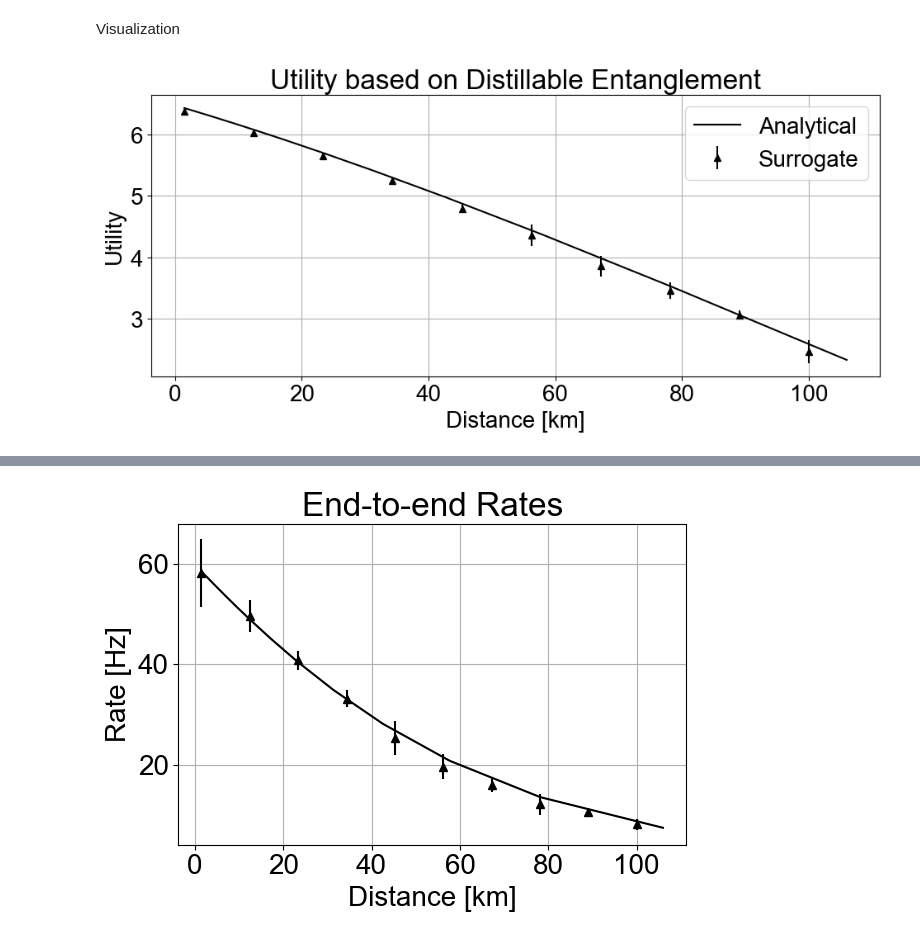
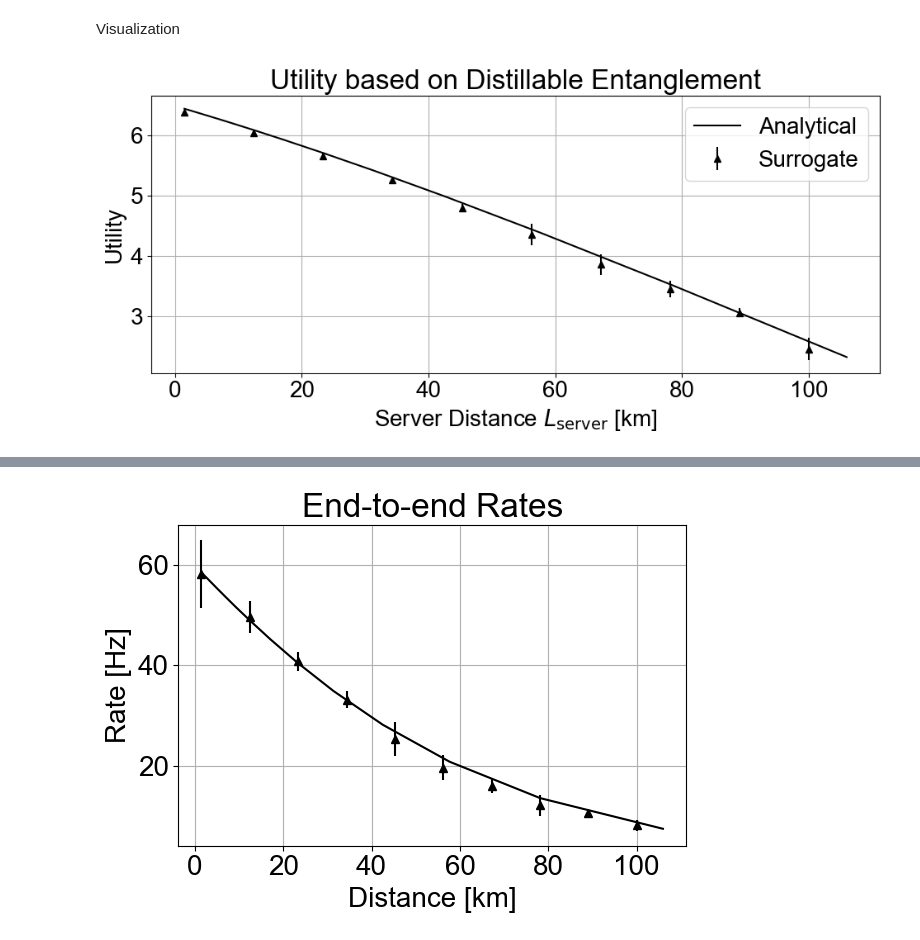
Before and after one commit to Luisenden/qnetsur, a Jupyter notebook: usecase_qswitch/Notebooks/results_vardoyan_netsquid_comparison.ipynb, the cells around one changed output, grey strips where cells are left out. Drawn from its saved outputs; the diff is of its cells as text; code cells hidden in the pictures.

```diff
--- a/usecase_qswitch/Notebooks/results_vardoyan_netsquid_comparison.ipynb
+++ b/usecase_qswitch/Notebooks/results_vardoyan_netsquid_comparison.ipynb
@@ -85,17 +93,17 @@ Visualization
 # %%
 fig, ax = plt.subplots(figsize=(10,5))
 grouped= df.groupby('server_distance')
 plt.plot(df_res['Distance [km]'], df_res['Utility'], color='black', label='Analytical')
 plt.errorbar(grouped['Utility'].mean().index, grouped['Utility'].mean().values , grouped['Utility'].std().values, fmt='^', color='black', label='Surrogate')
 plt.grid()
 plt.title('Utility based on Distillable Entanglement')
 plt.ylabel('Utility')
-plt.xlabel('Distance [km]')
+plt.xlabel(r'Server Distance $L_{\mathrm{server}}$ [km]')
 plt.legend()
 plt.tight_layout()
 plt.savefig('../Images/QES-example1-utility.pdf')
 # %% [output]
-[figure, old version]
+[figure, new version]
 # %%
 plt.errorbar(grouped['bright_state_server'].mean().index, 1-grouped['bright_state_server'].mean().values , grouped['bright_state_server'].std().values, fmt='^', color='tab:blue')
 plt.errorbar(grouped['bright_state_user'].mean().index, 1-grouped['bright_state_user'].mean().values , grouped['bright_state_user'].std().values, fmt='^', color='tab:orange')
```
Also changed, not shown: parts of 2 cells of this notebook, 36 other files.
